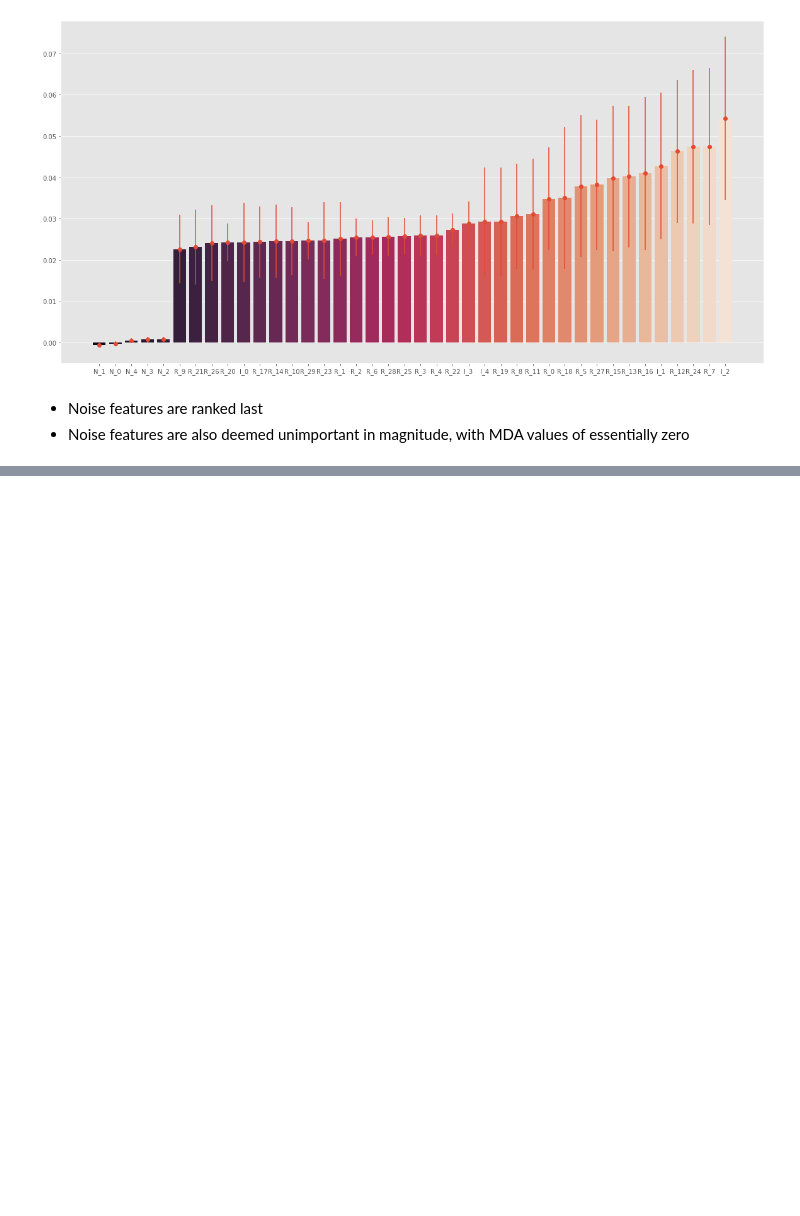
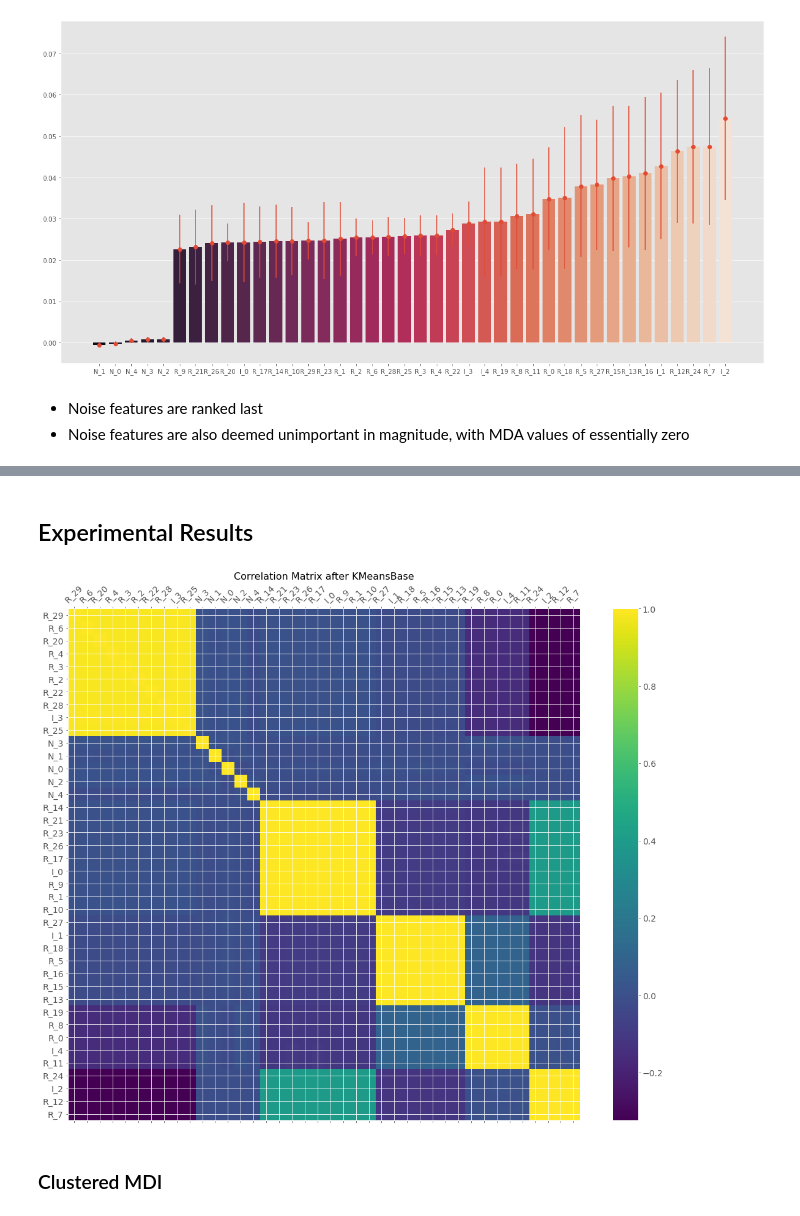
Before and after one commit to samatix/ml-asset-managers, a Jupyter notebook: notebooks/feature_importance.ipynb, the cells around one changed output, grey strips where cells are left out. Drawn from its saved outputs; the diff is of its cells as text; code cells hidden in the pictures; blank space fills up the shorter version.

Commit message:
Adding clustered MDI / MDA and answers to the first exercices

```diff
--- a/notebooks/feature_importance.ipynb
+++ b/notebooks/feature_importance.ipynb
@@ -24,10 +21,12 @@ estimates the probability of obtaining a result equal or more extreme than $\hat
 We are more interested in the probability of $H_0$ being true given an observed $\hat{\beta}$
 - Not generalizable out of sample
 # %%
+from sklearn.datasets import make_classification
+
 def get_test_data(n_features=100, n_informative=25, n_redundant=25,
                   n_samples = 10000, random_state = 0, sigma_std = .0):
     """
-    Generates a random
+    Generates a random set of informed, redundant and noise explanatory variables
     :param n_features: Total number of features
     :type n_features: int
     :param n_informative: Number of informative features (subset of the features)
@@ -46,15 +45,19 @@ def get_test_data(n_features=100, n_informative=25, n_redundant=25,
     """
     np.random.seed(random_state)
 
+    # Generate a random n-class classification problem
     X,y = make_classification(
         n_samples=n_samples, n_features=n_features-n_redundant, n_informative=n_informative,
         n_redundant=0, shuffle=False, random_state=random_state
     )
 
+    # Rename the columns
     cols = [f'I_{i}' for i in range(n_informative)]
     cols += [f'N_{i}' for i in range(n_features - n_informative - n_redundant)]
     X = pd.DataFrame(X, columns=cols)
     y = pd.Series(y)
+
+    # Create the redundant features
     i = np.random.choice(range(n_informative), size=n_redundant)
     for k, j in enumerate(i):
         X[f'R_{k}'] = X[f'I_{j}'] + np.random.normal(size=X.shape[0]) * sigma_std
@@ -212,0 +300,33 @@ ax.errorbar(imp.index, imp['mean'], yerr=imp['std'], ls='none', fmt='-o')
+# %% [markdown]
+## Experimental Results
+# %%
+# Generate the test data and using KMeansBase for clustering
+from src.cluster import KMeansBase
+
+X, y = get_test_data(
+    n_features=40, n_informative=5, n_redundant=30, n_samples=10000,
+    sigma_std=0.1
+)
+
+clustering = KMeansBase(max_n_clusters=10, random_state=0).fit(X.corr())
+# %%
+# Getting the clusters dictionary
+clusters = {}
+for i in clustering.labels_:
+    clusters[i] = X.columns[np.where(clustering.labels_ == i)]
+# %%
+# Get the sorted columns from KMeans
+columns = [X.columns.tolist()[i] for i in np.argsort(clustering.labels_)]
+X_sorted = X.reindex(columns, axis=1)
+# %%
+f = plt.figure(figsize=(19, 15))
+plt.matshow(X_sorted.corr(), fignum=f.number)
+plt.xticks(range(X_sorted.shape[1]), X_sorted.columns, fontsize=14, rotation=45)
+plt.yticks(range(X_sorted.shape[1]), X_sorted.columns, fontsize=14)
+cb = plt.colorbar()
+cb.ax.tick_params(labelsize=14)
+plt.title('Correlation Matrix after KMeansBase', fontsize=16);
+# %% [output]
+[figure, added]
+# %% [markdown]
+### Clustered MDI
```
Also changed, not shown: parts of 25 cells of this notebook.
